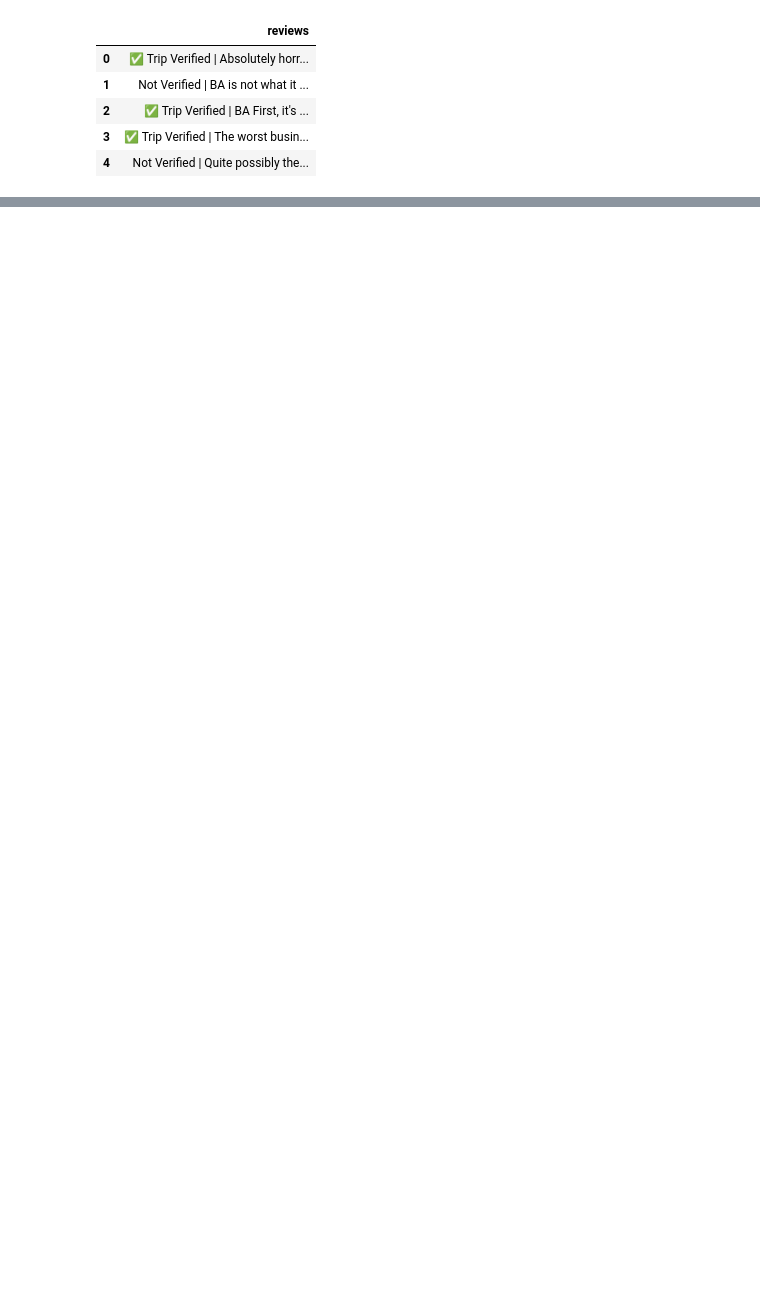
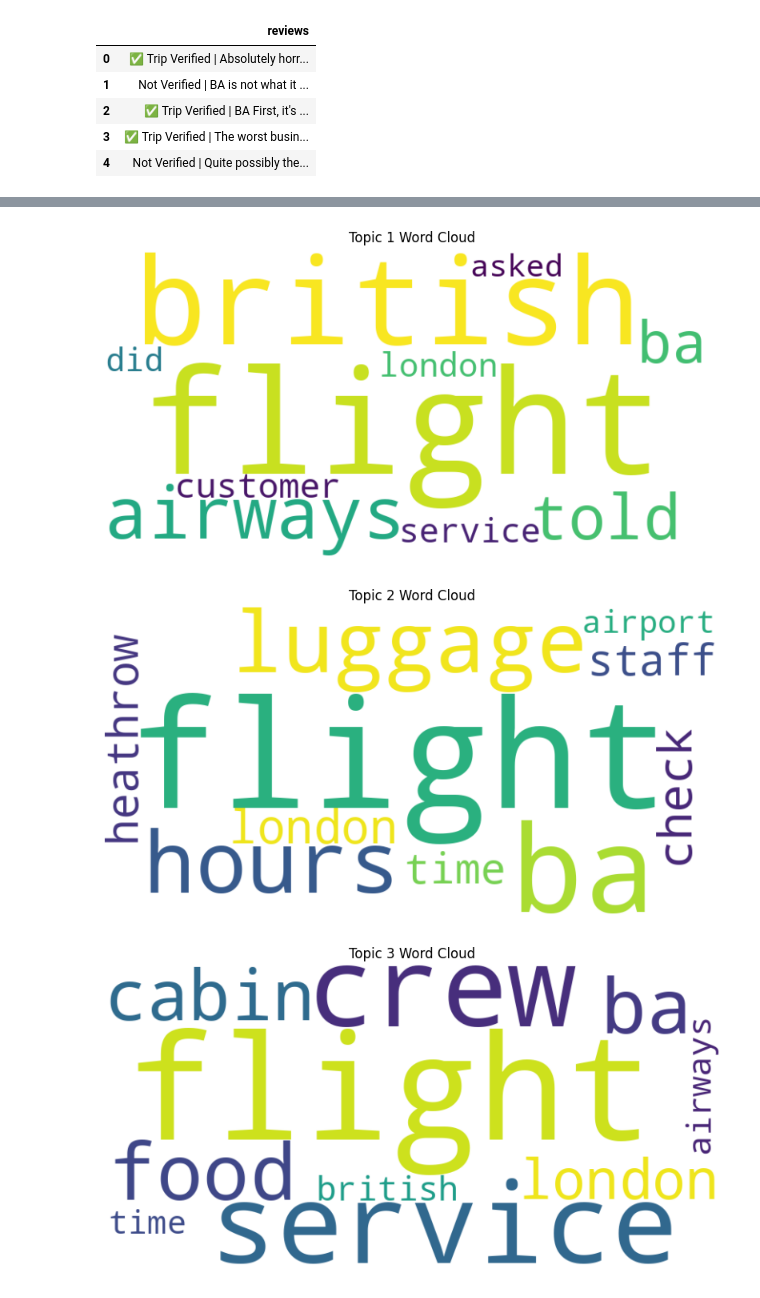
Before and after one commit to mublify/Forage_BAW_CDA, a Jupyter notebook: british-airways-skytrax-reviews-scraping.ipynb, the cells around one changed output, grey strips where cells are left out. Saved outputs shown, nothing was run; the diff lists cells and outputs as text; code cells hidden in the pictures; blank space fills up the shorter version.

```diff
--- a/british-airways-skytrax-reviews-scraping.ipynb
+++ b/british-airways-skytrax-reviews-scraping.ipynb
@@ -78,0 +128,26 @@ Congratulations! Now you have your dataset for this task! The loops above collec
+# %%
+from sklearn.feature_extraction.text import CountVectorizer
+from sklearn.decomposition import LatentDirichletAllocation
+
+# Initialize CountVectorizer
+vectorizer = CountVectorizer(max_df=0.95, min_df=2, stop_words='english')
+
+# Fit and transform the review data
+X = vectorizer.fit_transform(df['reviews'])
+
+# Initialize LDA
+lda = LatentDirichletAllocation(n_components=5, random_state=42)
+
+# Fit LDA to the transformed review data
+lda.fit(X)
+
+# Function to display top words for each topic
+def display_topics(model, feature_names, no_top_words):
+    for topic_idx, topic in enumerate(model.components_):
+        print(f"Topic {topic_idx+1}:")
+        print(" ".join([feature_names[i] for i in topic.argsort()[:-no_top_words - 1:-1]]))
+
+# Display the topics
+no_top_words = 10
+feature_names = vectorizer.get_feature_names_out()
+display_topics(lda, feature_names, no_top_words)
@@ -78,0 +165,22 @@ Congratulations! Now you have your dataset for this task! The loops above collec
+# %%
+from wordcloud import WordCloud
+import matplotlib.pyplot as plt
+
+# Function to generate word cloud for each topic
+def generate_word_cloud(lda_model, feature_names, no_top_words):
+    for topic_idx, topic in enumerate(lda_model.components_):
+        topic_words = {feature_names[i]: topic[i] for i in topic.argsort()[:-no_top_words - 1:-1]}
+        wordcloud = WordCloud(width=800, height=400, background_color='white').generate_from_frequencies(topic_words)
+        plt.figure(figsize=(10, 5))
+        plt.imshow(wordcloud, interpolation='bilinear')
+        plt.title(f'Topic {topic_idx+1} Word Cloud')
+        plt.axis('off')
+        plt.savefig(f'topic_{topic_idx+1}_wordcloud.png')
+        plt.show()
+
+# Generate word cloud for each topic
+generate_word_cloud(lda, feature_names, no_top_words)
+# %% [output]
+[figure, added]
+[figure, added]
+[figure, added]
```
Also changed, not shown: parts of 10 cells of this notebook.
